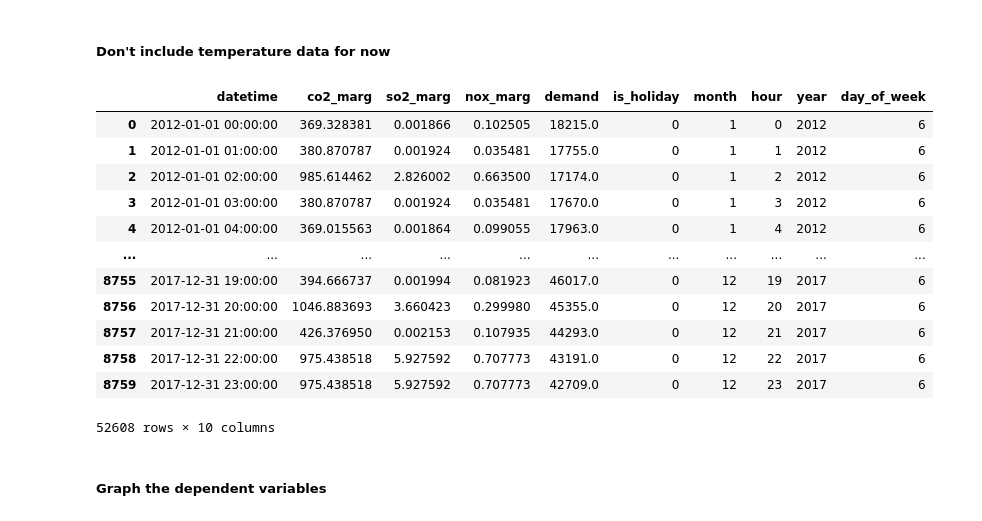
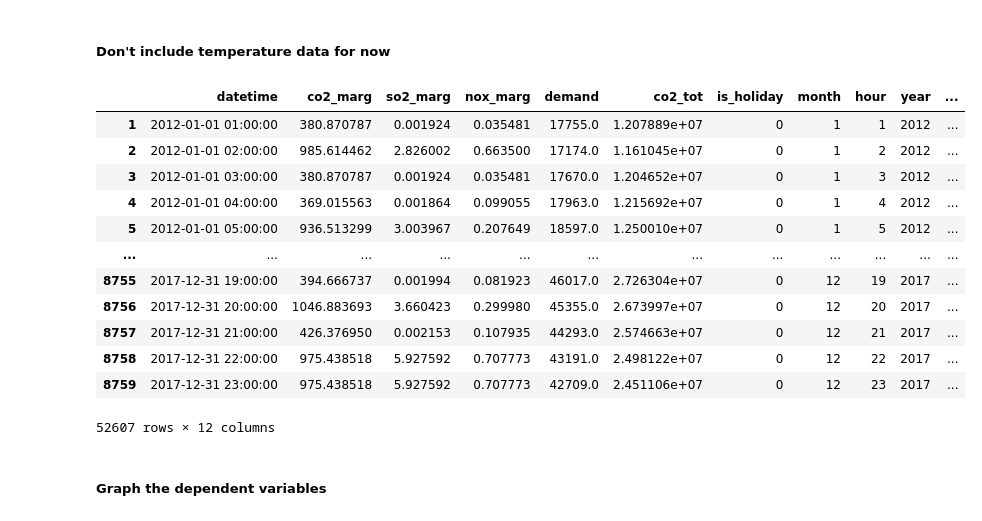
Before and after one commit to amy-wang/thesis2, a Jupyter notebook: lin_reg_forecasting_model/uwo-thesis.ipynb, the cells around one changed output. Saved outputs shown, nothing was run; the diff lists cells and outputs as text; code cells hidden in the pictures.

```diff
--- a/lin_reg_forecasting_model/uwo-thesis.ipynb
+++ b/lin_reg_forecasting_model/uwo-thesis.ipynb
@@ -42,41 +42,46 @@ from sklearn.model_selection import cross_val_score, train_test_split
 # %%
 # Add columns: is_weekend, is_holiday, month, hour
 # Start with TRE as an example
 region = "TRE"
 df = pd.DataFrame()
 
 for year in range(2012, 2018):
     region_df = pd.read_csv("data/simulated/dispatch_output_weekly_" + region + "_" + str(year) + "_0co2_v27_coal_vom_same.csv")
-    region_df = region_df[['datetime', 'co2_marg', 'so2_marg', 'nox_marg', 'demand']]
+    region_df = region_df[['datetime', 'co2_marg', 'so2_marg', 'nox_marg', 'demand', 'co2_tot']]
     df = pd.concat((df, region_df))
 
 df['datetime'] = pd.to_datetime(df['datetime'])
 
 # Create column indicating if date is a holiday
 holidays = USFederalHolidayCalendar().holidays(start='2012-1-31', end='2017-12-31')
 df['is_holiday'] = df['datetime'].isin(holidays)
 df.is_holiday = df.is_holiday.astype(int)
 
 # Create column with month, and hour
 df['month'] = pd.DatetimeIndex(df.datetime).month
 df['hour'] = pd.DatetimeIndex(df.datetime).hour
 df['year'] = pd.DatetimeIndex(df.datetime).year
 df['day_of_week'] = pd.DatetimeIndex(df.datetime).weekday
+
+# Include marginal co2 value from the last hour
+df['co2_marg_prev_hour'] = df.co2_marg.shift(1)
+df = df.dropna()
+
 df
 # %% [output]
-|  | datetime | co2_marg | so2_marg | nox_marg | demand | is_holiday | month | hour | year | day_of_week |
-| 0 | 2012-01-01 00:00:00 | 369.328381 | 0.001866 | 0.102505 | 18215.0 | 0 | 1 | 0 | 2012 | 6 |
-| 1 | 2012-01-01 01:00:00 | 380.870787 | 0.001924 | 0.035481 | 17755.0 | 0 | 1 | 1 | 2012 | 6 |
-| 2 | 2012-01-01 02:00:00 | 985.614462 | 2.826002 | 0.663500 | 17174.0 | 0 | 1 | 2 | 2012 | 6 |
-| 3 | 2012-01-01 03:00:00 | 380.870787 | 0.001924 | 0.035481 | 17670.0 | 0 | 1 | 3 | 2012 | 6 |
-| 4 | 2012-01-01 04:00:00 | 369.015563 | 0.001864 | 0.099055 | 17963.0 | 0 | 1 | 4 | 2012 | 6 |
-| ... | ... | ... | ... | ... | ... | ... | ... | ... | ... | ... |
-| 8755 | 2017-12-31 19:00:00 | 394.666737 | 0.001994 | 0.081923 | 46017.0 | 0 | 12 | 19 | 2017 | 6 |
-| 8756 | 2017-12-31 20:00:00 | 1046.883693 | 3.660423 | 0.299980 | 45355.0 | 0 | 12 | 20 | 2017 | 6 |
-| 8757 | 2017-12-31 21:00:00 | 426.376950 | 0.002153 | 0.107935 | 44293.0 | 0 | 12 | 21 | 2017 | 6 |
-| 8758 | 2017-12-31 22:00:00 | 975.438518 | 5.927592 | 0.707773 | 43191.0 | 0 | 12 | 22 | 2017 | 6 |
-| 8759 | 2017-12-31 23:00:00 | 975.438518 | 5.927592 | 0.707773 | 42709.0 | 0 | 12 | 23 | 2017 | 6 |
+|  | datetime | co2_marg | so2_marg | nox_marg | demand | co2_tot | is_holiday | month | hour | year | ... |
+| 1 | 2012-01-01 01:00:00 | 380.870787 | 0.001924 | 0.035481 | 17755.0 | 1.207889e+07 | 0 | 1 | 1 | 2012 | ... |
+| 2 | 2012-01-01 02:00:00 | 985.614462 | 2.826002 | 0.663500 | 17174.0 | 1.161045e+07 | 0 | 1 | 2 | 2012 | ... |
+| 3 | 2012-01-01 03:00:00 | 380.870787 | 0.001924 | 0.035481 | 17670.0 | 1.204652e+07 | 0 | 1 | 3 | 2012 | ... |
+| 4 | 2012-01-01 04:00:00 | 369.015563 | 0.001864 | 0.099055 | 17963.0 | 1.215692e+07 | 0 | 1 | 4 | 2012 | ... |
+| 5 | 2012-01-01 05:00:00 | 936.513299 | 3.003967 | 0.207649 | 18597.0 | 1.250010e+07 | 0 | 1 | 5 | 2012 | ... |
+| ... | ... | ... | ... | ... | ... | ... | ... | ... | ... | ... | ... |
+| 8755 | 2017-12-31 19:00:00 | 394.666737 | 0.001994 | 0.081923 | 46017.0 | 2.726304e+07 | 0 | 12 | 19 | 2017 | ... |
+| 8756 | 2017-12-31 20:00:00 | 1046.883693 | 3.660423 | 0.299980 | 45355.0 | 2.673997e+07 | 0 | 12 | 20 | 2017 | ... |
+| 8757 | 2017-12-31 21:00:00 | 426.376950 | 0.002153 | 0.107935 | 44293.0 | 2.574663e+07 | 0 | 12 | 21 | 2017 | ... |
+| 8758 | 2017-12-31 22:00:00 | 975.438518 | 5.927592 | 0.707773 | 43191.0 | 2.498122e+07 | 0 | 12 | 22 | 2017 | ... |
+| 8759 | 2017-12-31 23:00:00 | 975.438518 | 5.927592 | 0.707773 | 42709.0 | 2.451106e+07 | 0 | 12 | 23 | 2017 | ... |
-52608 rows × 10 columns
+52607 rows × 12 columns
 # %% [markdown]
 ##### Graph the dependent variables
 # %%
```
Also changed, not shown: parts of 7 cells of this notebook, 4 other files.
